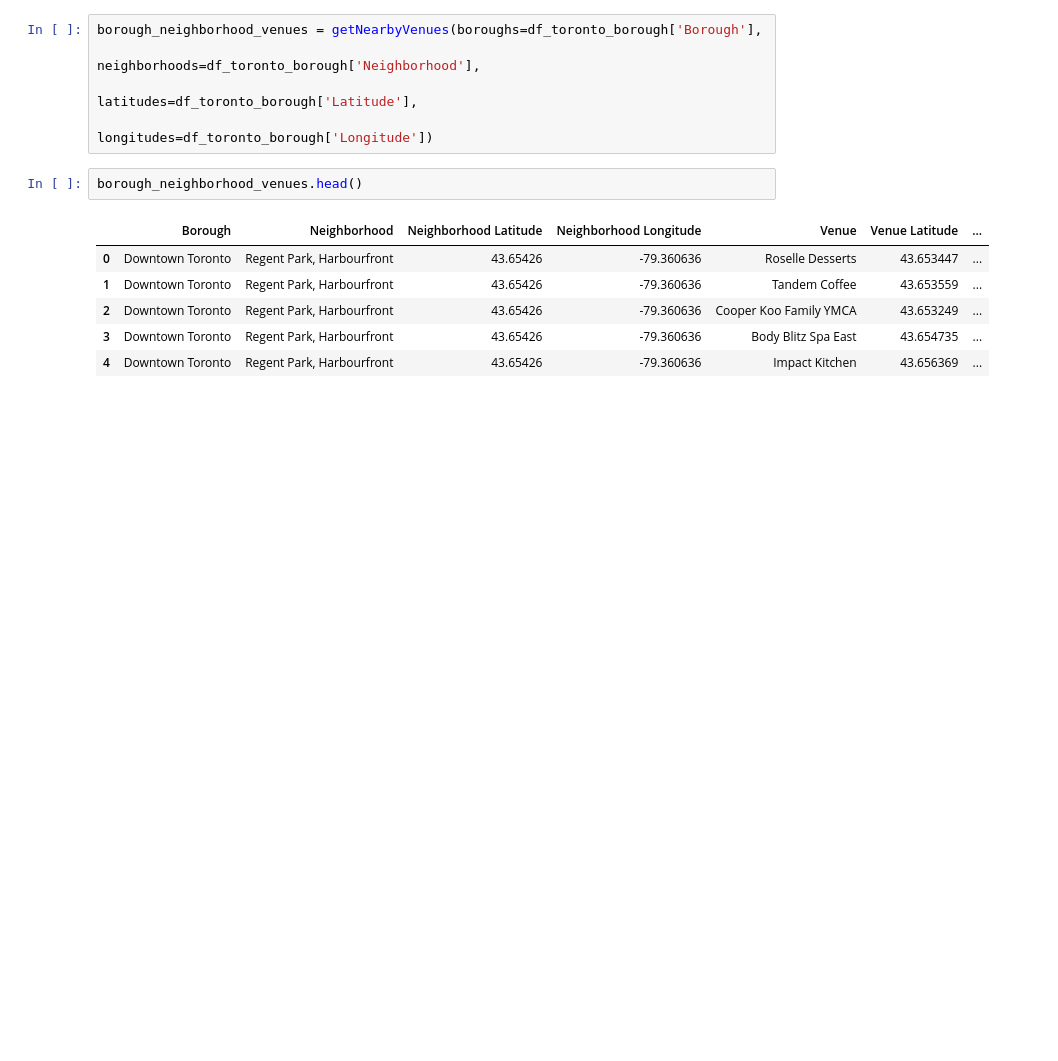
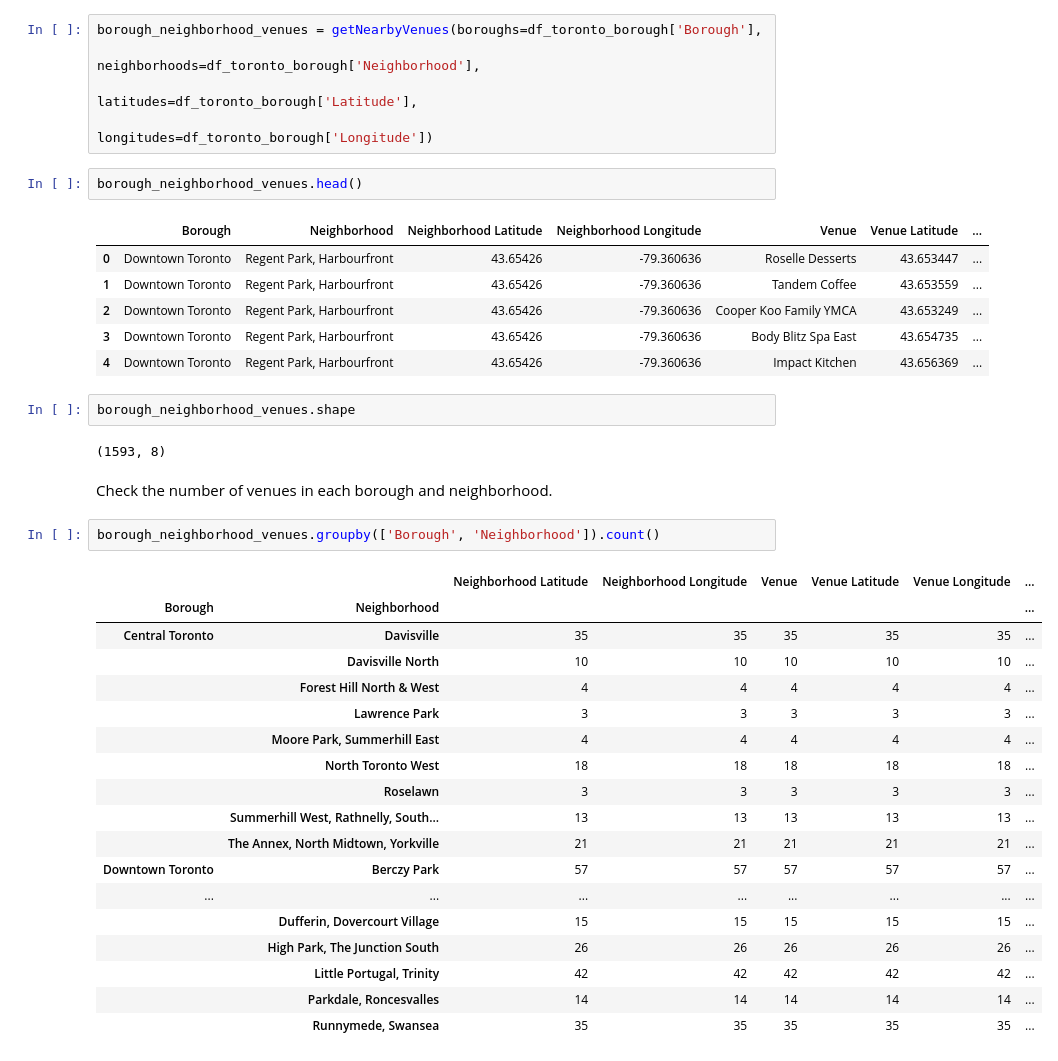
Before and after one commit to wei1347/Applied-Data-Science-Capstone, a Jupyter notebook: Segmenting_and_Clustering_Neighborhoods_in_Toronto_Week3.ipynb, the cells around one changed output. Cells and saved outputs as stored; diff of their text form; blank space fills up the shorter version.

```diff
--- a/Segmenting_and_Clustering_Neighborhoods_in_Toronto_Week3.ipynb
+++ b/Segmenting_and_Clustering_Neighborhoods_in_Toronto_Week3.ipynb
@@ -233,3 +233,30 @@ borough_neighborhood_venues.head()
 | 2 | Downtown Toronto | Regent Park, Harbourfront | 43.65426 | -79.360636 | Cooper Koo Family YMCA | 43.653249 | ... |
 | 3 | Downtown Toronto | Regent Park, Harbourfront | 43.65426 | -79.360636 | Body Blitz Spa East | 43.654735 | ... |
 | 4 | Downtown Toronto | Regent Park, Harbourfront | 43.65426 | -79.360636 | Impact Kitchen | 43.656369 | ... |
+# %%
+borough_neighborhood_venues.shape
+# %% [output]
+(1593, 8)
+# %% [markdown]
+Check the number of venues in each borough and neighborhood.
+# %%
+borough_neighborhood_venues.groupby(['Borough', 'Neighborhood']).count()
+# %% [output]
+|  |  | Neighborhood Latitude | Neighborhood Longitude | Venue | Venue Latitude | Venue Longitude | ... |
+| Borough | Neighborhood |  |  |  |  |  | ... |
+| Central Toronto | Davisville | 35 | 35 | 35 | 35 | 35 | ... |
+|  | Davisville North | 10 | 10 | 10 | 10 | 10 | ... |
+|  | Forest Hill North & West | 4 | 4 | 4 | 4 | 4 | ... |
+|  | Lawrence Park | 3 | 3 | 3 | 3 | 3 | ... |
+|  | Moore Park, Summerhill East | 4 | 4 | 4 | 4 | 4 | ... |
+|  | North Toronto West | 18 | 18 | 18 | 18 | 18 | ... |
+|  | Roselawn | 3 | 3 | 3 | 3 | 3 | ... |
+|  | Summerhill West, Rathnelly, South... | 13 | 13 | 13 | 13 | 13 | ... |
+|  | The Annex, North Midtown, Yorkville | 21 | 21 | 21 | 21 | 21 | ... |
+| Downtown Toronto | Berczy Park | 57 | 57 | 57 | 57 | 57 | ... |
+| ... | ... | ... | ... | ... | ... | ... | ... |
+|  | Dufferin, Dovercourt Village | 15 | 15 | 15 | 15 | 15 | ... |
+|  | High Park, The Junction South | 26 | 26 | 26 | 26 | 26 | ... |
+|  | Little Portugal, Trinity | 42 | 42 | 42 | 42 | 42 | ... |
+|  | Parkdale, Roncesvalles | 14 | 14 | 14 | 14 | 14 | ... |
+|  | Runnymede, Swansea | 35 | 35 | 35 | 35 | 35 | ... |
```
Also changed, not shown: parts of 23 cells of this notebook.
